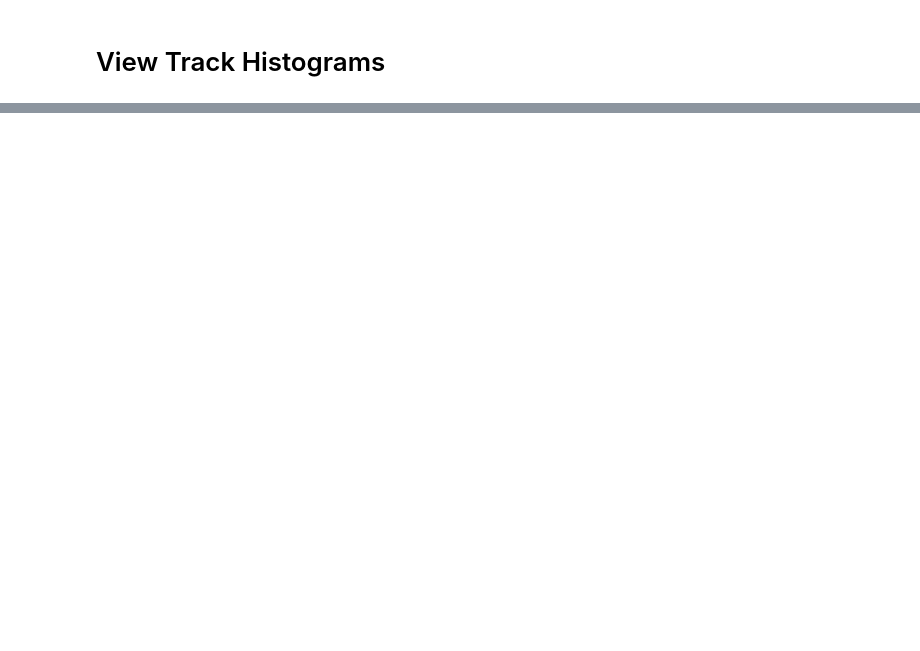
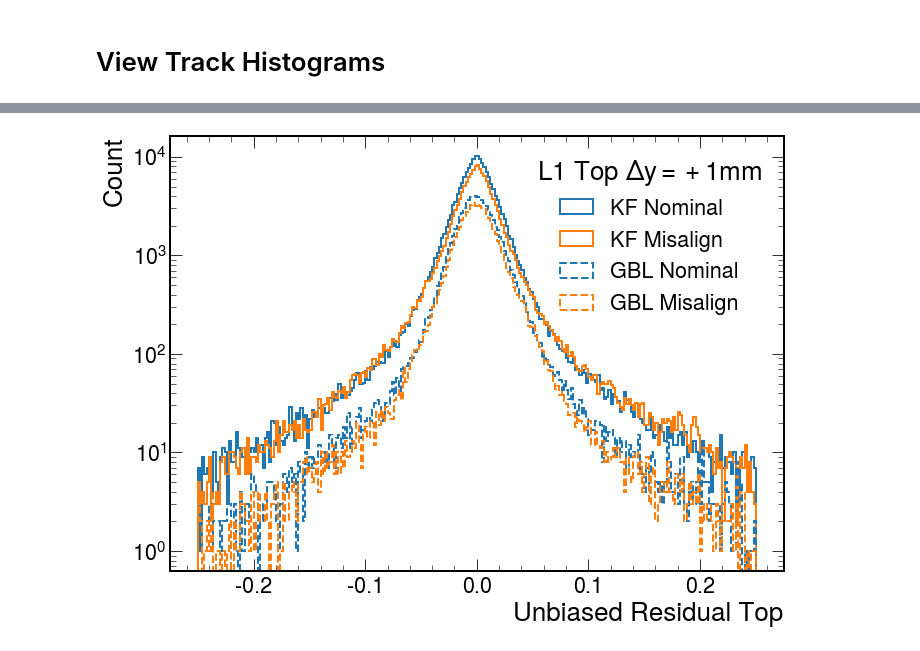
Before and after one commit to tomeichlersmith/hps, a Jupyter notebook: alignment/view.ipynb, the cells around one changed output, grey strips where cells are left out. Drawn from its saved outputs; the diff is of its cells as text; code cells hidden in the pictures; blank space fills up the shorter version.

```diff
--- a/alignment/view.ipynb
+++ b/alignment/view.ipynb
@@ -40,0 +21,4 @@ comp(f,kf,'trk_params/nHits_top')
+# %%
+d.plot1d('res/uresidual_GBL_top', 'Unbiased Residual Top', ylabel='Count')
+# %% [output]
+[figure, added]
```
Also changed, not shown: parts of 12 cells of this notebook, 4 other files.
